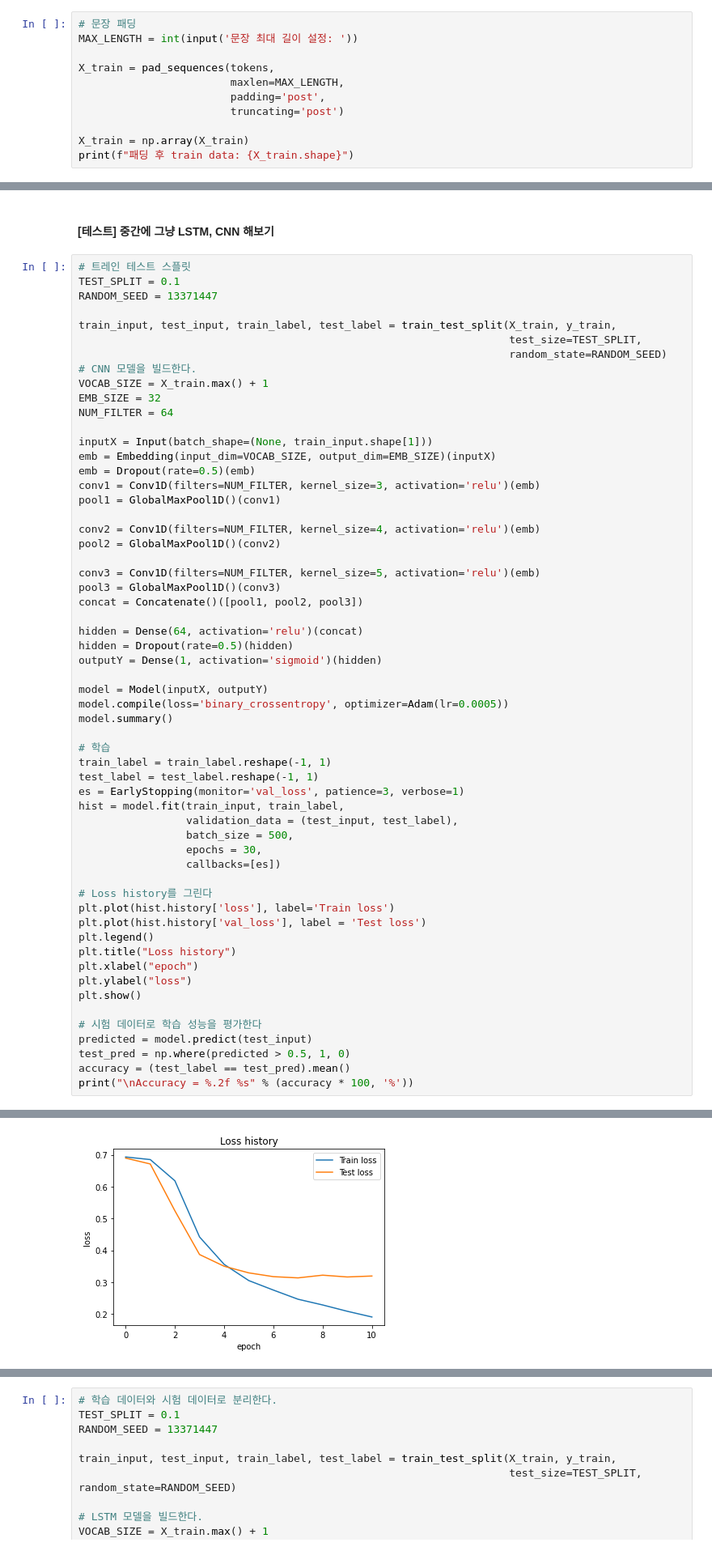
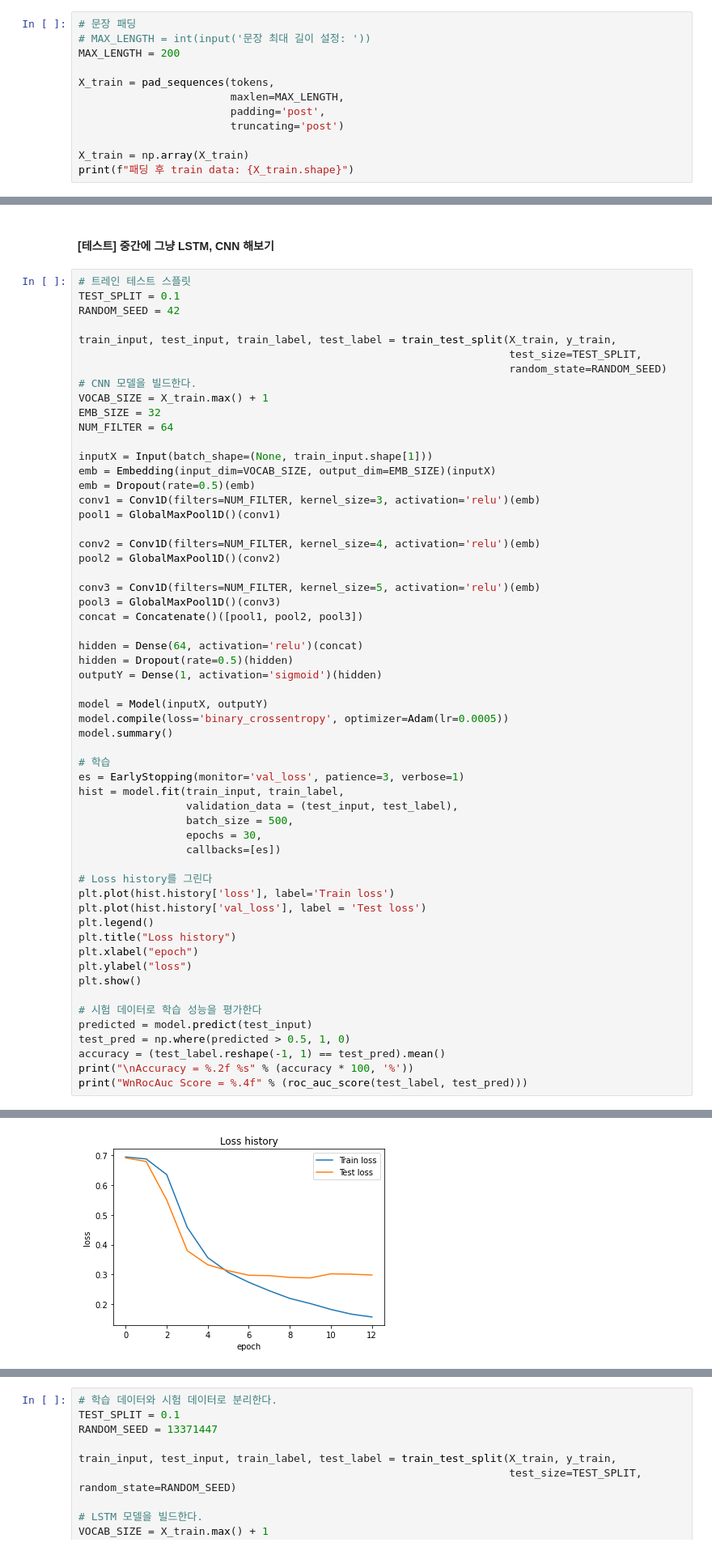
Before and after one commit to sirzzang/Lecture-Multicampus, a Jupyter notebook: 인공지능-자연어처리(NLP)-기반-기업-데이터-분석/조성현 강사님/04. NLP/NLP 실습/20200806/[과제]NLP-Popcorn-Kaggle1st-practice-notyet.ipynb, the cells around one changed output, grey strips where cells are left out. Shown at 81% size. Drawn from its saved outputs; the diff is of its cells as text.

```diff
--- a/인공지능-자연어처리(NLP)-기반-기업-데이터-분석/조성현 강사님/04. NLP/NLP 실습/20200806/[과제]NLP-Popcorn-Kaggle1st-practice-notyet.ipynb
+++ b/인공지능-자연어처리(NLP)-기반-기업-데이터-분석/조성현 강사님/04. NLP/NLP 실습/20200806/[과제]NLP-Popcorn-Kaggle1st-practice-notyet.ipynb
@@ -263,7 +264,8 @@ for i in range(10, 300, 10):
 전체 문장 중 길이가 290 이하인 샘플의 비율: 96.956
 # %%
 # 문장 패딩
-MAX_LENGTH = int(input('문장 최대 길이 설정: '))
+# MAX_LENGTH = int(input('문장 최대 길이 설정: '))
+MAX_LENGTH = 200
 
 X_train = pad_sequences(tokens,
                         maxlen=MAX_LENGTH,
@@ -321,7 +322,7 @@ df.to_csv(f"{data_path}/popcorn_clean_mydata.csv", index=False, encoding='utf-8-
 # %%
 # 트레인 테스트 스플릿
 TEST_SPLIT = 0.1
-RANDOM_SEED = 13371447
+RANDOM_SEED = 42
 
 train_input, test_input, train_label, test_label = train_test_split(X_train, y_train,
                                                                     test_size=TEST_SPLIT,
@@ -353,8 +354,6 @@ model.compile(loss='binary_crossentropy', optimizer=Adam(lr=0.0005))
 model.summary()
 
 # 학습
-train_label = train_label.reshape(-1, 1)
-test_label = test_label.reshape(-1, 1)
 es = EarlyStopping(monitor='val_loss', patience=3, verbose=1)
 hist = model.fit(train_input, train_label,
                  validation_data = (test_input, test_label),
@@ -374,6 +373,7 @@ plt.show()
 # 시험 데이터로 학습 성능을 평가한다
 predicted = model.predict(test_input)
 test_pred = np.where(predicted > 0.5, 1, 0)
-accuracy = (test_label == test_pred).mean()
+accuracy = (test_label.reshape(-1, 1) == test_pred).mean()
 print("\nAccuracy = %.2f %s" % (accuracy * 100, '%'))
+print("WnRocAuc Score = %.4f" % (roc_auc_score(test_label, test_pred)))
 # %% [output]
@@ -397 +397 @@ Epoch 00011: early stopping
-[figure, old version]
+[figure, new version]
```
Also changed, not shown: parts of 5 cells of this notebook, 6 other files.
